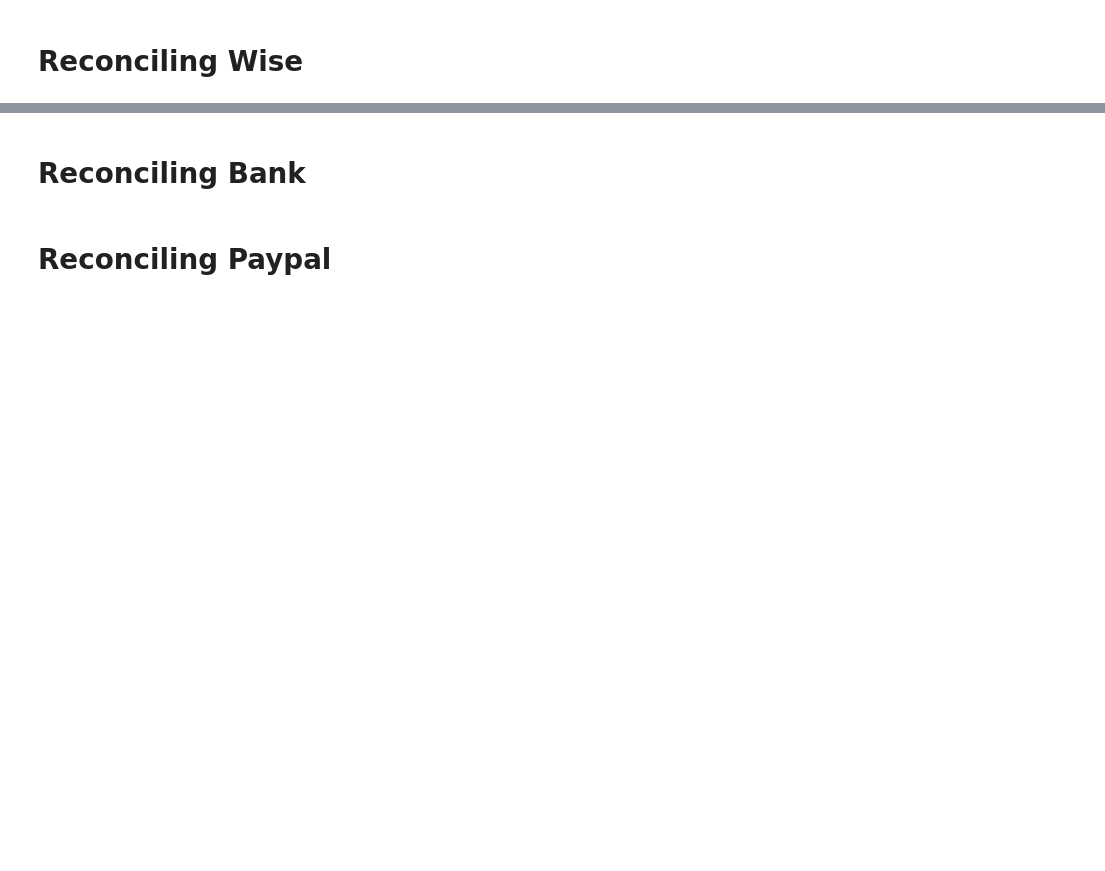
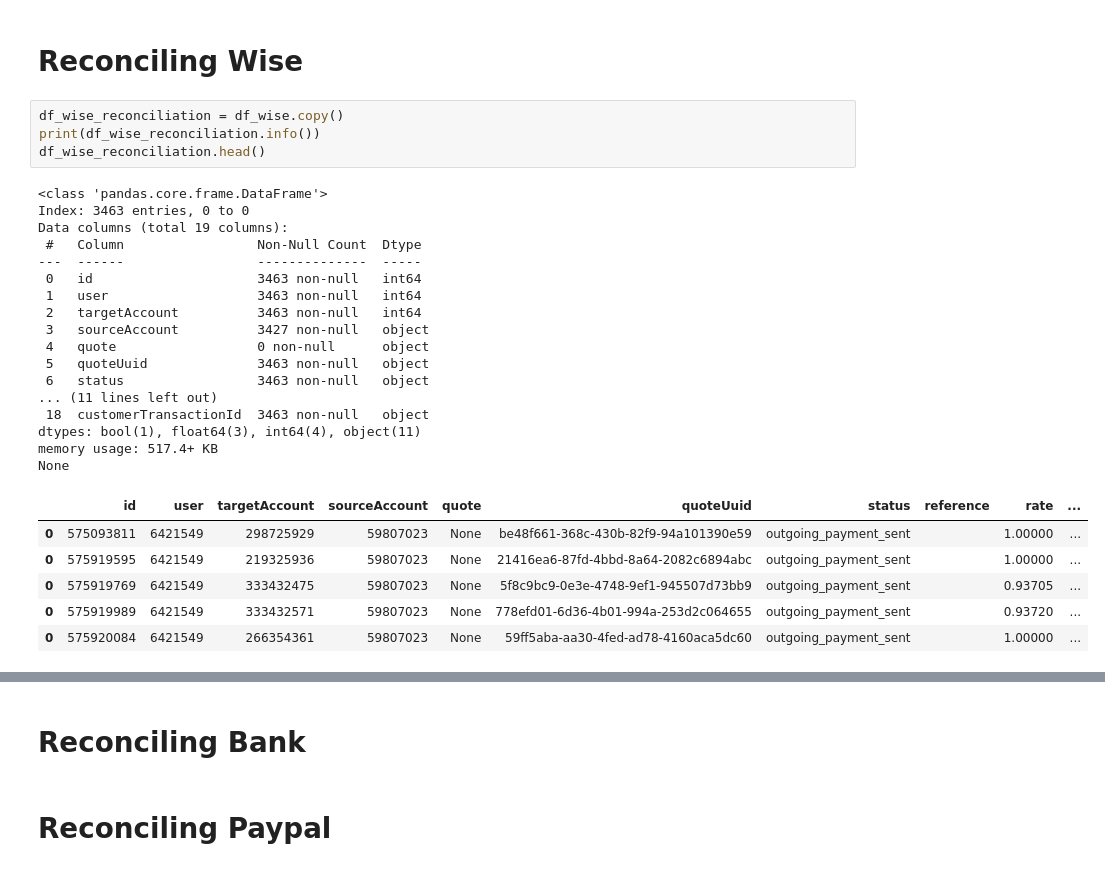
Before and after one commit to opencollective/accounting-export, a Jupyter notebook: oc_prepare_export.ipynb, the cells around one changed output, grey strips where cells are left out. Cells and saved outputs as stored; diff of their text form; blank space fills up the shorter version.

```diff
--- a/oc_prepare_export.ipynb
+++ b/oc_prepare_export.ipynb
@@ -634,2 +666,30 @@ df_platform.head()
 # %% [markdown]
 # Reconciling Wise
+# %%
+df_wise_reconciliation = df_wise.copy()
+print(df_wise_reconciliation.info())
+df_wise_reconciliation.head()
+# %% [output]
+<class 'pandas.core.frame.DataFrame'>
+Index: 3463 entries, 0 to 0
+Data columns (total 19 columns):
+ #   Column                 Non-Null Count  Dtype
+---  ------                 --------------  -----
+ 0   id                     3463 non-null   int64
+ 1   user                   3463 non-null   int64
+ 2   targetAccount          3463 non-null   int64
+ 3   sourceAccount          3427 non-null   object
+ 4   quote                  0 non-null      object
+ 5   quoteUuid              3463 non-null   object
+ 6   status                 3463 non-null   object
+... (11 lines left out)
+ 18  customerTransactionId  3463 non-null   object
+dtypes: bool(1), float64(3), int64(4), object(11)
+memory usage: 517.4+ KB
+None
+|  | id | user | targetAccount | sourceAccount | quote | quoteUuid | status | reference | rate | ... |
+| 0 | 575093811 | 6421549 | 298725929 | 59807023 | None | be48f661-368c-430b-82f9-94a101390e59 | outgoing_payment_sent |  | 1.00000 | ... |
+| 0 | 575919595 | 6421549 | 219325936 | 59807023 | None | 21416ea6-87fd-4bbd-8a64-2082c6894abc | outgoing_payment_sent |  | 1.00000 | ... |
+| 0 | 575919769 | 6421549 | 333432475 | 59807023 | None | 5f8c9bc9-0e3e-4748-9ef1-945507d73bb9 | outgoing_payment_sent |  | 0.93705 | ... |
+| 0 | 575919989 | 6421549 | 333432571 | 59807023 | None | 778efd01-6d36-4b01-994a-253d2c064655 | outgoing_payment_sent |  | 0.93720 | ... |
+| 0 | 575920084 | 6421549 | 266354361 | 59807023 | None | 59ff5aba-aa30-4fed-ad78-4160aca5dc60 | outgoing_payment_sent |  | 1.00000 | ... |
```
Also changed, not shown: parts of 10 cells of this notebook.
